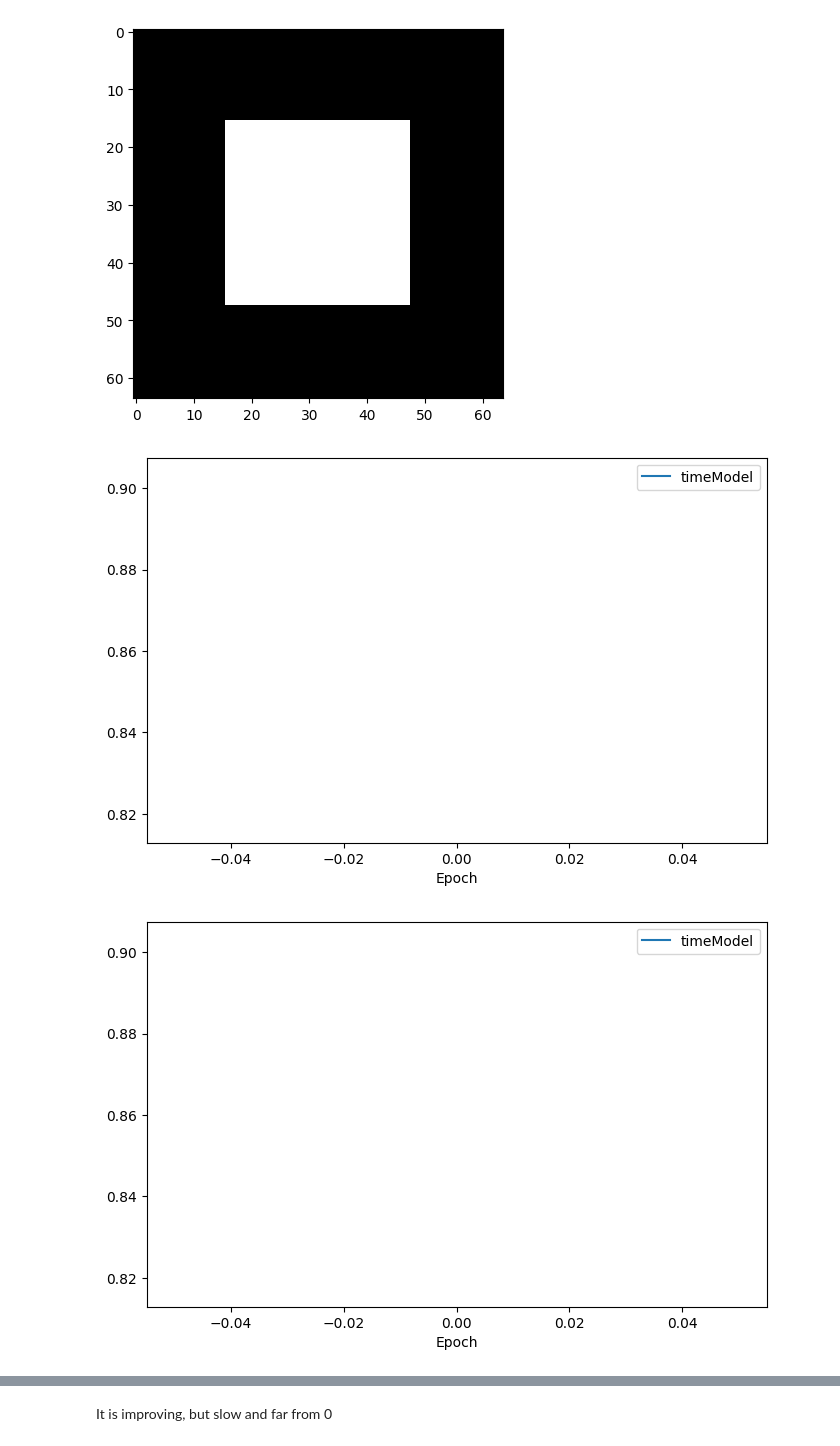
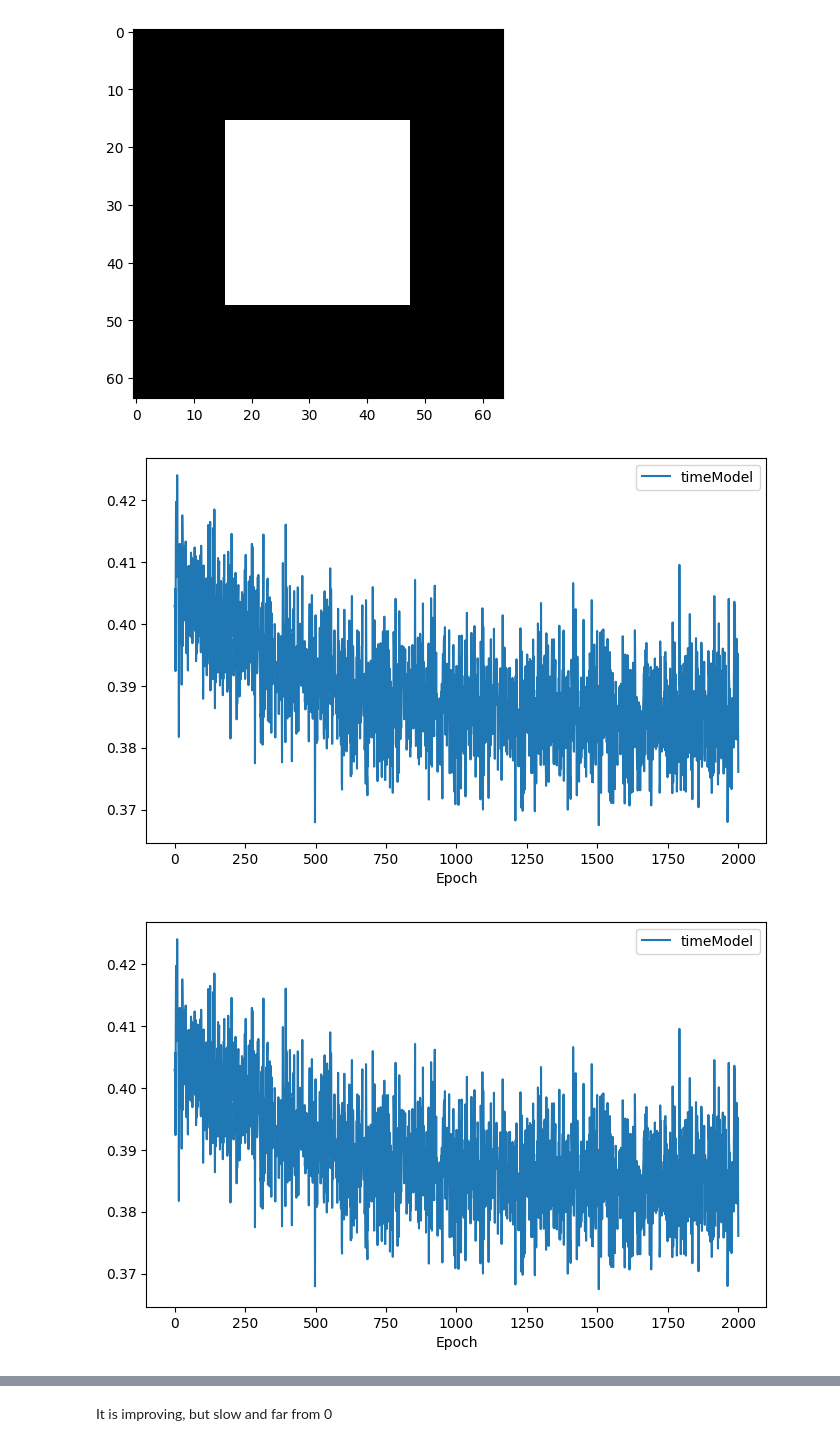
Before and after one commit to MathiasBoi6/GenerativeCircuits, a Jupyter notebook: NCA_ForwardTrainTest.ipynb, the cells around one changed output, grey strips where cells are left out. Saved outputs shown, nothing was run; the diff lists cells and outputs as text; code cells hidden in the pictures.

```diff
--- a/NCA_ForwardTrainTest.ipynb
+++ b/NCA_ForwardTrainTest.ipynb
@@ -45,15 +45,27 @@ class NCAD(nn.Module):
         self.conv3 = nn.Conv2d(channelWidth, channelWidth, kernel_size=1) # 1x1 convolution
         self.conv4 = nn.Conv2d(channelWidth, out_channels, kernel_size=1) # 1x1 convolution
 
+        self.cell_fire_rate = 0.5
+        self.stepsize = 0.1
+
     def forward(self, inp, t):
         bs, ch, height, width = inp.shape
 
         x = F.relu(self.conv1(inp))
         x = F.relu(self.conv2(x))
         x = F.relu(self.conv3(x))
-        x = self.conv4(x)
-        x = F.sigmoid(x)
-        return x
+        x = F.tanh(self.conv4(x))
+
+        # Stochastic update mask from '
+        updateMask = (
+            torch.clamp(torch.rand_like(x, device=x.device), 0.0, 1.0).float()
+            < self.cell_fire_rate
+        ).float()
+        x = x * updateMask
+
+        x[0] = inp[0] + x[0] * self.stepsize
+
+        return x #inp + x * self.stepsize
 
     def infer(self, x, steps, t):
         for i in range(steps):
@@ -73,7 +85,7 @@ scheduler = DDPMScheduler(num_train_timesteps=diffusionSteps, beta_schedule='squ
 # %%
 timeModel.train()
 
-epochs = 1001
+epochs = 2001
 losses = {
     'timeModel': [],
 }
@@ -92,33 +104,33 @@ for epoch in range(epochs):
 
     for i, t in enumerate(scheduler.timesteps):
         timeTensor = torch.tensor([t]).float().to(device)
         #timeTensor = timeTensor.repeat(4)
 
         modelOut = timeModel.infer(imageX, 1, timeTensor)
 
         imageX = scheduler.step(modelOut, t, imageX).prev_sample
 
     TimeLoss = F.mse_loss(imageX, image)
     TimeLoss.backward()
     TimeOp.step()
 
     losses['timeModel'].append(TimeLoss.item())
     #if epoch % 100 == 0:
     clear_output(wait=True)
     ax.clear()
     #plt.plot(losses["timeModel"][1000:], label=f'timeModel')
     plt.plot(losses["timeModel"][:], label=f'timeModel')
     plt.legend()
     plt.xlabel('Epoch')
     display(fig)
 
 clear_output(wait=True)
 ax.clear()
 #plt.plot(losses["timeModel"][1000:], label=f'timeModel')
-plt.plot(losses["timeModel"][1000:], label=f'timeModel')
+plt.plot(losses["timeModel"][:], label=f'timeModel')
 plt.legend()
 plt.xlabel('Epoch')
 display(fig)
 # %% [output]
-[figure, old version]
+[figure, new version]
-[figure, old version]
+[figure, new version]
```
Also changed, not shown: parts of 6 cells of this notebook, 2 other files.
